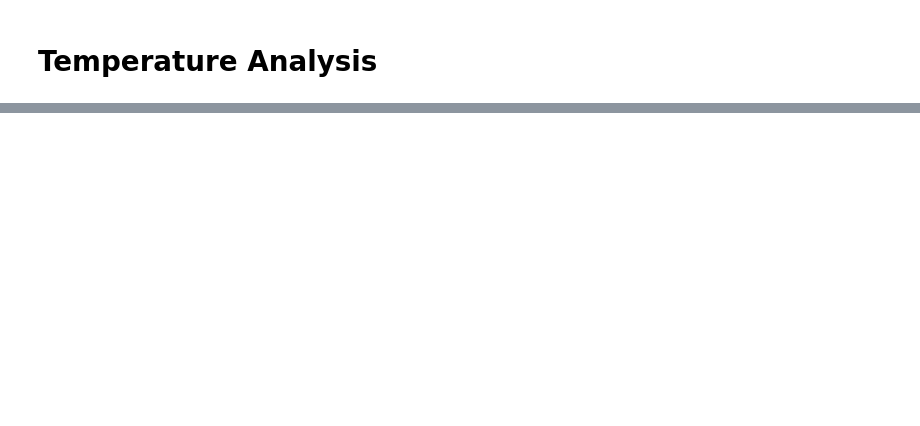
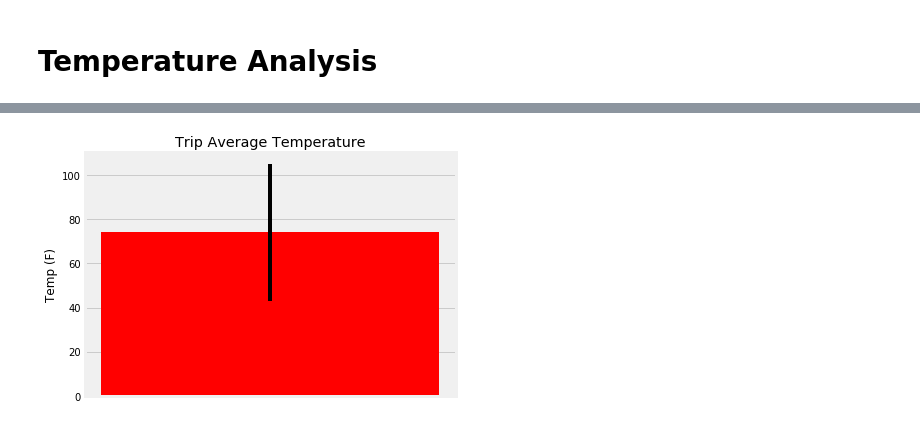
Before and after one commit to spencerrand/Climate-App, a Jupyter notebook: climate_analysis.ipynb, the cells around one changed output, grey strips where cells are left out. Saved outputs shown, nothing was run; the diff lists cells and outputs as text; code cells hidden in the pictures; blank space fills up the shorter version.

```diff
--- a/climate_analysis.ipynb
+++ b/climate_analysis.ipynb
@@ -134,0 +155,11 @@ plt.show()
+# %%
+# Plot chart
+fig, ax = plt.subplots()
+ax.bar(0, tavg, color='r', yerr=tmax-tmin)
+ax.get_xaxis().set_visible(False)
+plt.ylabel('Temp (F)')
+plt.title('Trip Average Temperature')
+plt.tight_layout()
+plt.show()
+# %% [output]
+[figure, added]
```
Also changed, not shown: parts of 5 cells of this notebook.
